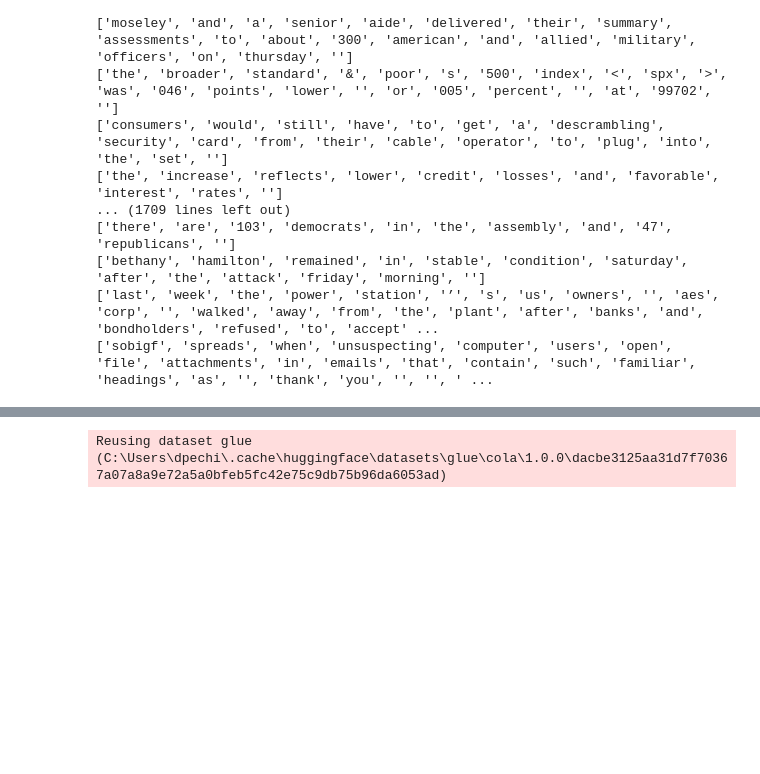
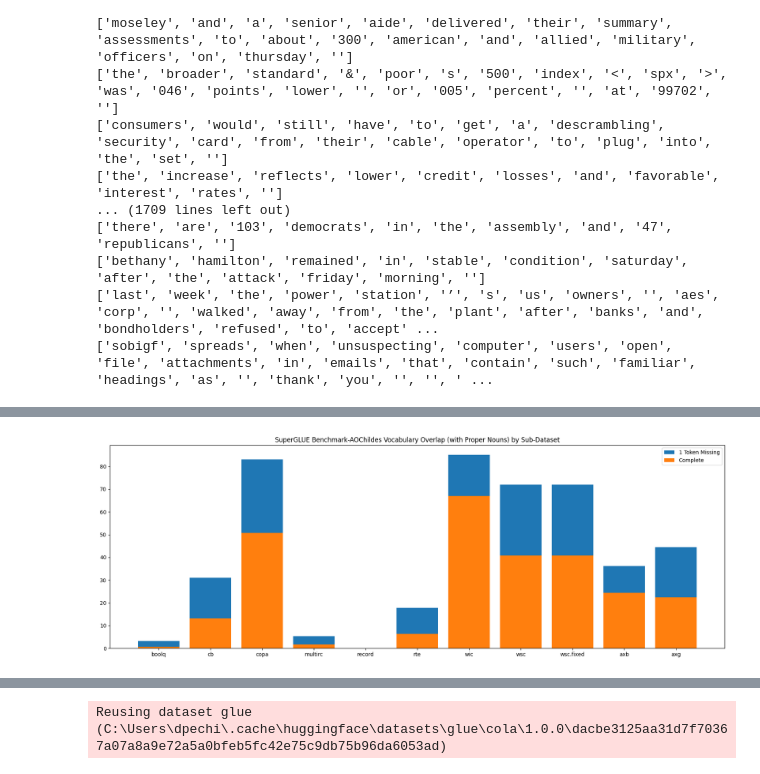
Before and after one commit to text-machine-lab/mini_bert, a Jupyter notebook: notebooks/Eval Dataset Vocabulary Analysis.ipynb, the cells around one changed output, grey strips where cells are left out. Saved outputs shown, nothing was run; the diff lists cells and outputs as text; code cells hidden in the pictures; blank space fills up the shorter version.

```diff
--- a/notebooks/Eval Dataset Vocabulary Analysis.ipynb
+++ b/notebooks/Eval Dataset Vocabulary Analysis.ipynb
@@ -72,3 +399,5 @@ for n,sentence in enumerate(sentences):
 ['bethany', 'hamilton', 'remained', 'in', 'stable', 'condition', 'saturday', 'after', 'the', 'attack', 'friday', 'morning', '']
 ['last', 'week', 'the', 'power', 'station', '’', 's', 'us', 'owners', '', 'aes', 'corp', '', 'walked', 'away', 'from', 'the', 'plant', 'after', 'banks', 'and', 'bondholders', 'refused', 'to', 'accept' ...
 ['sobigf', 'spreads', 'when', 'unsuspecting', 'computer', 'users', 'open', 'file', 'attachments', 'in', 'emails', 'that', 'contain', 'such', 'familiar', 'headings', 'as', '', 'thank', 'you', '', '', ' ...
+# %%
+mrpc = load_dataset('glue','mrpc')
@@ -74,0 +406,18 @@ for n,sentence in enumerate(sentences):
+# %%
+sys.path.append(os.path.abspath(os.path.join('..', 'data')))
+contractions = set(['nt','s','re','t','d','ll'])
+
+def filter_ds(example, additional_exclusions=True):
+    sentence = example['sentence']
+    new_sentence = sentence.split(' ')
+
+    if additional_exclusions:
+        new_sentence = [w for n,w in enumerate(new_sentence) if (w == w.lower() or n==0)]
+    new_sentence = [re.sub('[0-9!:&“”—\-_,@#$?;’.\'\(\)"]', '', w.lower()) for w in new_sentence]
+    new_sentence = [w for w in new_sentence if w != '' and w not in contractions]
+
+    for word in new_sentence:
+        if word not in vocab_set:
+            return False
+
+    return True
@@ -74,0 +431,5 @@ for n,sentence in enumerate(sentences):
+# %%
+example = mrpc['train']
+t1 = list(example.features)[0]
+t2 = list(example.features)[1]
+sentences = [' '.join(i) for i in zip(example[t1], example[t2])]
@@ -74,0 +475,2 @@ for n,sentence in enumerate(sentences):
+# %%
+ds = load_dataset('super_glue','record')
@@ -74,0 +693,10 @@ for n,sentence in enumerate(sentences):
+# %%
+plt.figure(figsize=(21,7))
+plt.title("SuperGLUE Benchmark-AOChildes Vocabulary Overlap (with Proper Nouns) by Sub-Dataset")
+plt.bar([ds[0] for ds in graph_data],[100*ds[2] for ds in graph_data],label='1 Token Missing')
+plt.bar([ds[0] for ds in graph_data],[100*ds[1] for ds in graph_data],label='Complete')
+
+plt.legend()
+plt.show()
+# %% [output]
+[figure, added]
```
Also changed, not shown: parts of 28 cells of this notebook.
